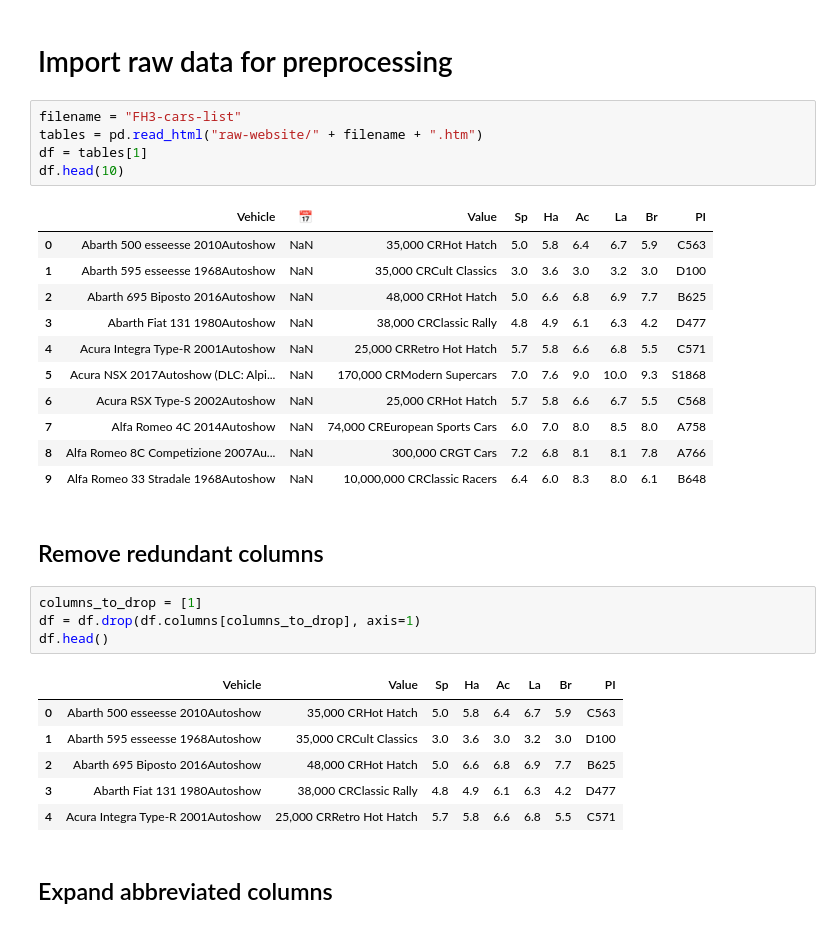
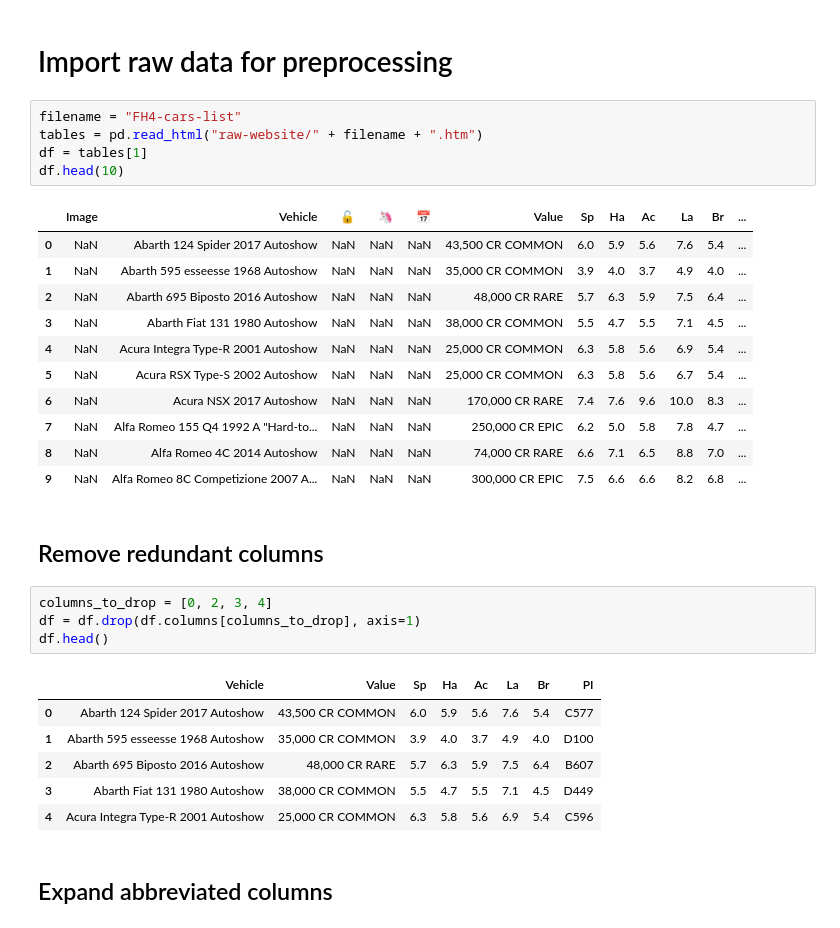
Before and after one commit to iaspidem/fh-cars-list, a Jupyter notebook: fh4-process.ipynb, the cells around one changed output. Drawn from its saved outputs; the diff is of its cells as text.

```diff
--- a/fh4-process.ipynb
+++ b/fh4-process.ipynb
@@ -3,35 +3,35 @@ import pandas as pd
 # %% [markdown]
 # Import raw data for preprocessing
 # %%
-filename = "FH3-cars-list"
+filename = "FH4-cars-list"
 tables = pd.read_html("raw-website/" + filename + ".htm")
 df = tables[1]
 df.head(10)
 # %% [output]
-|  | Vehicle | 📅 | Value | Sp | Ha | Ac | La | Br | PI |
-| 0 | Abarth 500 esseesse 2010Autoshow | NaN | 35,000 CRHot Hatch | 5.0 | 5.8 | 6.4 | 6.7 | 5.9 | C563 |
-| 1 | Abarth 595 esseesse 1968Autoshow | NaN | 35,000 CRCult Classics | 3.0 | 3.6 | 3.0 | 3.2 | 3.0 | D100 |
-| 2 | Abarth 695 Biposto 2016Autoshow | NaN | 48,000 CRHot Hatch | 5.0 | 6.6 | 6.8 | 6.9 | 7.7 | B625 |
-| 3 | Abarth Fiat 131 1980Autoshow | NaN | 38,000 CRClassic Rally | 4.8 | 4.9 | 6.1 | 6.3 | 4.2 | D477 |
-| 4 | Acura Integra Type-R 2001Autoshow | NaN | 25,000 CRRetro Hot Hatch | 5.7 | 5.8 | 6.6 | 6.8 | 5.5 | C571 |
-| 5 | Acura NSX 2017Autoshow (DLC: Alpi... | NaN | 170,000 CRModern Supercars | 7.0 | 7.6 | 9.0 | 10.0 | 9.3 | S1868 |
-| 6 | Acura RSX Type-S 2002Autoshow | NaN | 25,000 CRHot Hatch | 5.7 | 5.8 | 6.6 | 6.7 | 5.5 | C568 |
-| 7 | Alfa Romeo 4C 2014Autoshow | NaN | 74,000 CREuropean Sports Cars | 6.0 | 7.0 | 8.0 | 8.5 | 8.0 | A758 |
-| 8 | Alfa Romeo 8C Competizione 2007Au... | NaN | 300,000 CRGT Cars | 7.2 | 6.8 | 8.1 | 8.1 | 7.8 | A766 |
-| 9 | Alfa Romeo 33 Stradale 1968Autoshow | NaN | 10,000,000 CRClassic Racers | 6.4 | 6.0 | 8.3 | 8.0 | 6.1 | B648 |
+|  | Image | Vehicle | 🔓 | 🦄 | 📅 | Value | Sp | Ha | Ac | La | Br | ... |
+| 0 | NaN | Abarth 124 Spider 2017 Autoshow | NaN | NaN | NaN | 43,500 CR COMMON | 6.0 | 5.9 | 5.6 | 7.6 | 5.4 | ... |
+| 1 | NaN | Abarth 595 esseesse 1968 Autoshow | NaN | NaN | NaN | 35,000 CR COMMON | 3.9 | 4.0 | 3.7 | 4.9 | 4.0 | ... |
+| 2 | NaN | Abarth 695 Biposto 2016 Autoshow | NaN | NaN | NaN | 48,000 CR RARE | 5.7 | 6.3 | 5.9 | 7.5 | 6.4 | ... |
+| 3 | NaN | Abarth Fiat 131 1980 Autoshow | NaN | NaN | NaN | 38,000 CR COMMON | 5.5 | 4.7 | 5.5 | 7.1 | 4.5 | ... |
+| 4 | NaN | Acura Integra Type-R 2001 Autoshow | NaN | NaN | NaN | 25,000 CR COMMON | 6.3 | 5.8 | 5.6 | 6.9 | 5.4 | ... |
+| 5 | NaN | Acura RSX Type-S 2002 Autoshow | NaN | NaN | NaN | 25,000 CR COMMON | 6.3 | 5.8 | 5.6 | 6.7 | 5.4 | ... |
+| 6 | NaN | Acura NSX 2017 Autoshow | NaN | NaN | NaN | 170,000 CR RARE | 7.4 | 7.6 | 9.6 | 10.0 | 8.3 | ... |
+| 7 | NaN | Alfa Romeo 155 Q4 1992 A "Hard-to... | NaN | NaN | NaN | 250,000 CR EPIC | 6.2 | 5.0 | 5.8 | 7.8 | 4.7 | ... |
+| 8 | NaN | Alfa Romeo 4C 2014 Autoshow | NaN | NaN | NaN | 74,000 CR RARE | 6.6 | 7.1 | 6.5 | 8.8 | 7.0 | ... |
+| 9 | NaN | Alfa Romeo 8C Competizione 2007 A... | NaN | NaN | NaN | 300,000 CR EPIC | 7.5 | 6.6 | 6.6 | 8.2 | 6.8 | ... |
 # %% [markdown]
 ## Remove redundant columns
 # %%
-columns_to_drop = [1]
+columns_to_drop = [0, 2, 3, 4]
 df = df.drop(df.columns[columns_to_drop], axis=1)
 df.head()
 # %% [output]
 |  | Vehicle | Value | Sp | Ha | Ac | La | Br | PI |
-| 0 | Abarth 500 esseesse 2010Autoshow | 35,000 CRHot Hatch | 5.0 | 5.8 | 6.4 | 6.7 | 5.9 | C563 |
-| 1 | Abarth 595 esseesse 1968Autoshow | 35,000 CRCult Classics | 3.0 | 3.6 | 3.0 | 3.2 | 3.0 | D100 |
-| 2 | Abarth 695 Biposto 2016Autoshow | 48,000 CRHot Hatch | 5.0 | 6.6 | 6.8 | 6.9 | 7.7 | B625 |
-| 3 | Abarth Fiat 131 1980Autoshow | 38,000 CRClassic Rally | 4.8 | 4.9 | 6.1 | 6.3 | 4.2 | D477 |
-| 4 | Acura Integra Type-R 2001Autoshow | 25,000 CRRetro Hot Hatch | 5.7 | 5.8 | 6.6 | 6.8 | 5.5 | C571 |
+| 0 | Abarth 124 Spider 2017 Autoshow | 43,500 CR COMMON | 6.0 | 5.9 | 5.6 | 7.6 | 5.4 | C577 |
+| 1 | Abarth 595 esseesse 1968 Autoshow | 35,000 CR COMMON | 3.9 | 4.0 | 3.7 | 4.9 | 4.0 | D100 |
+| 2 | Abarth 695 Biposto 2016 Autoshow | 48,000 CR RARE | 5.7 | 6.3 | 5.9 | 7.5 | 6.4 | B607 |
+| 3 | Abarth Fiat 131 1980 Autoshow | 38,000 CR COMMON | 5.5 | 4.7 | 5.5 | 7.1 | 4.5 | D449 |
+| 4 | Acura Integra Type-R 2001 Autoshow | 25,000 CR COMMON | 6.3 | 5.8 | 5.6 | 6.9 | 5.4 | C596 |
 # %% [markdown]
 ## Expand abbreviated columns
 # %%
```
Also changed, not shown: parts of 28 cells of this notebook.
